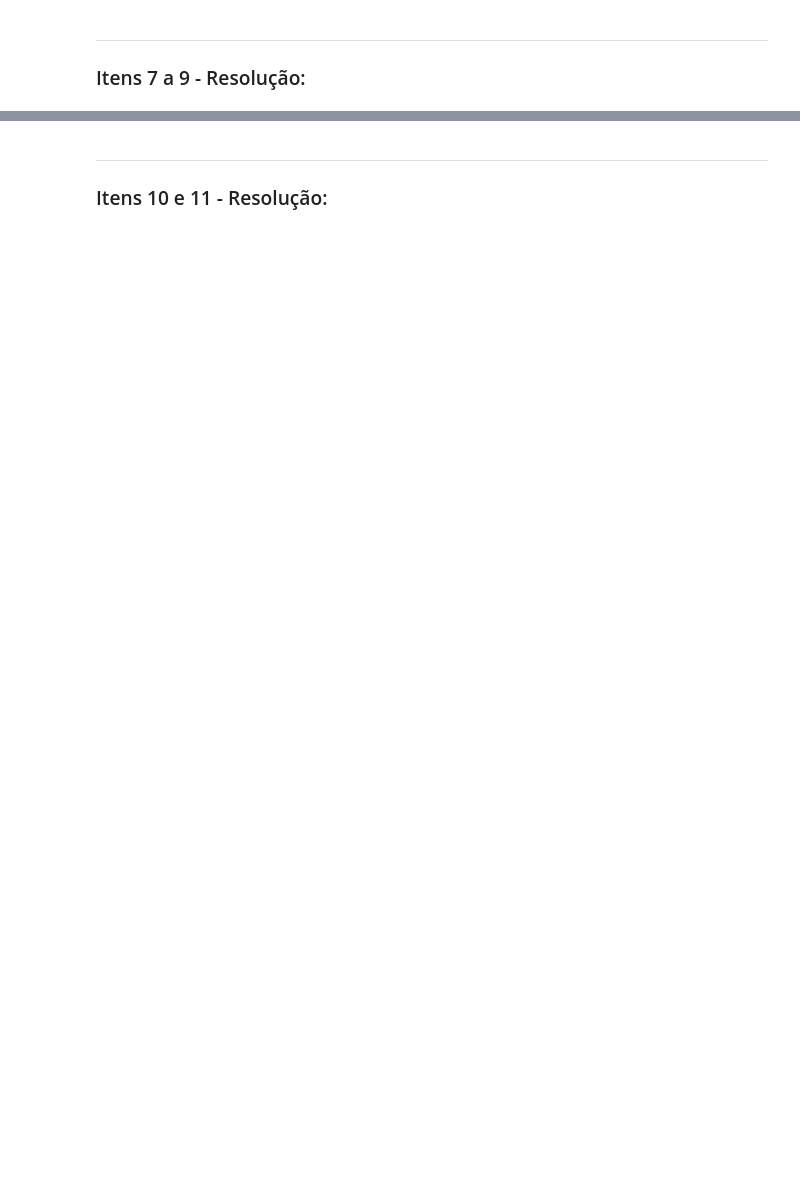
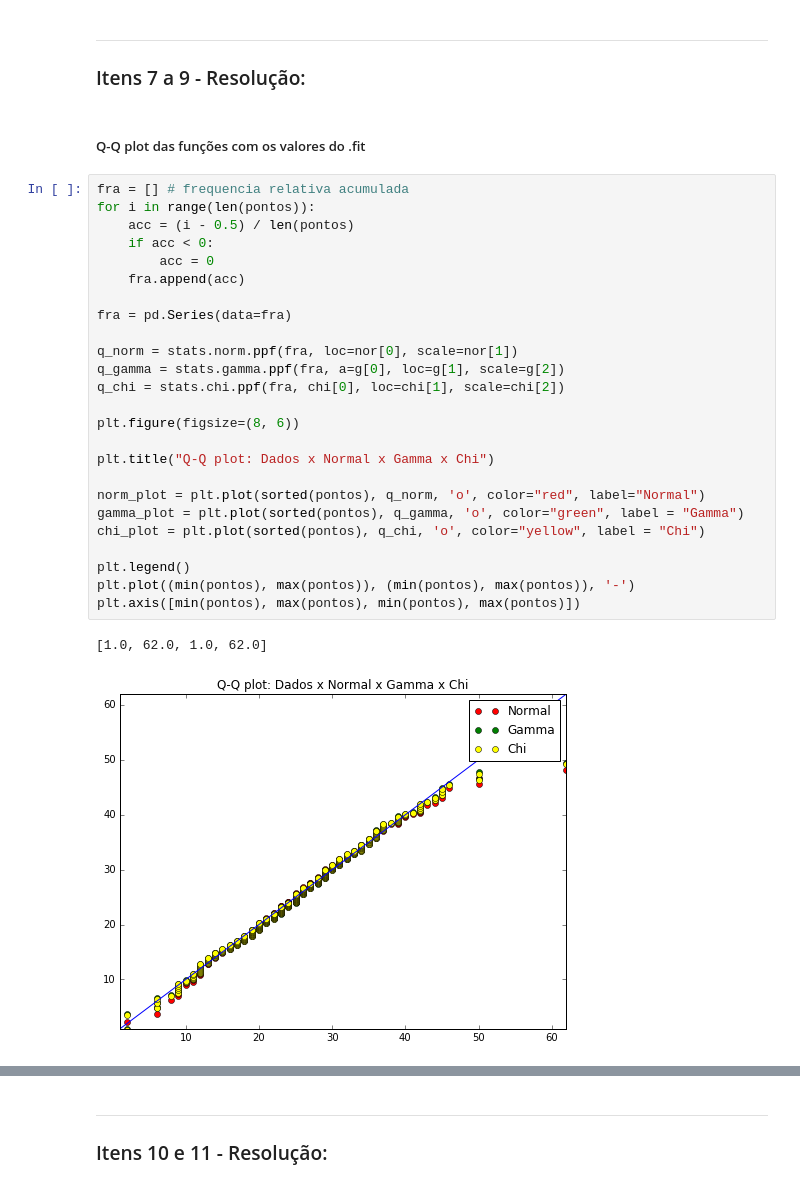
Before and after one commit to guigs10mil/CD, a Jupyter notebook: MiniProjeto1/Guilherme-MiniProjeto1.ipynb, the cells around one changed output, grey strips where cells are left out. Drawn from its saved outputs; the diff is of its cells as text; blank space fills up the shorter version.

```diff
--- a/MiniProjeto1/Guilherme-MiniProjeto1.ipynb
+++ b/MiniProjeto1/Guilherme-MiniProjeto1.ipynb
@@ -99,3 +143,33 @@ ___
 # %% [markdown]
 ___
 ### Itens 7 a 9 - Resolução:
+# %% [markdown]
+##### Q-Q plot das funções com os valores do .fit
+# %%
+fra = [] # frequencia relativa acumulada
+for i in range(len(pontos)):
+    acc = (i - 0.5) / len(pontos)
+    if acc < 0:
+        acc = 0
+    fra.append(acc)
+
+fra = pd.Series(data=fra)
+
+q_norm = stats.norm.ppf(fra, loc=nor[0], scale=nor[1])
+q_gamma = stats.gamma.ppf(fra, a=g[0], loc=g[1], scale=g[2])
+q_chi = stats.chi.ppf(fra, chi[0], loc=chi[1], scale=chi[2])
+
+plt.figure(figsize=(8, 6))
+
+plt.title("Q-Q plot: Dados x Normal x Gamma x Chi")
+
+norm_plot = plt.plot(sorted(pontos), q_norm, 'o', color="red", label="Normal")
+gamma_plot = plt.plot(sorted(pontos), q_gamma, 'o', color="green", label = "Gamma")
+chi_plot = plt.plot(sorted(pontos), q_chi, 'o', color="yellow", label = "Chi")
+
+plt.legend()
+plt.plot((min(pontos), max(pontos)), (min(pontos), max(pontos)), '-')
+plt.axis([min(pontos), max(pontos), min(pontos), max(pontos)])
+# %% [output]
+[1.0, 62.0, 1.0, 62.0]
+[figure, added]
```
Also changed, not shown: parts of 19 cells of this notebook.
